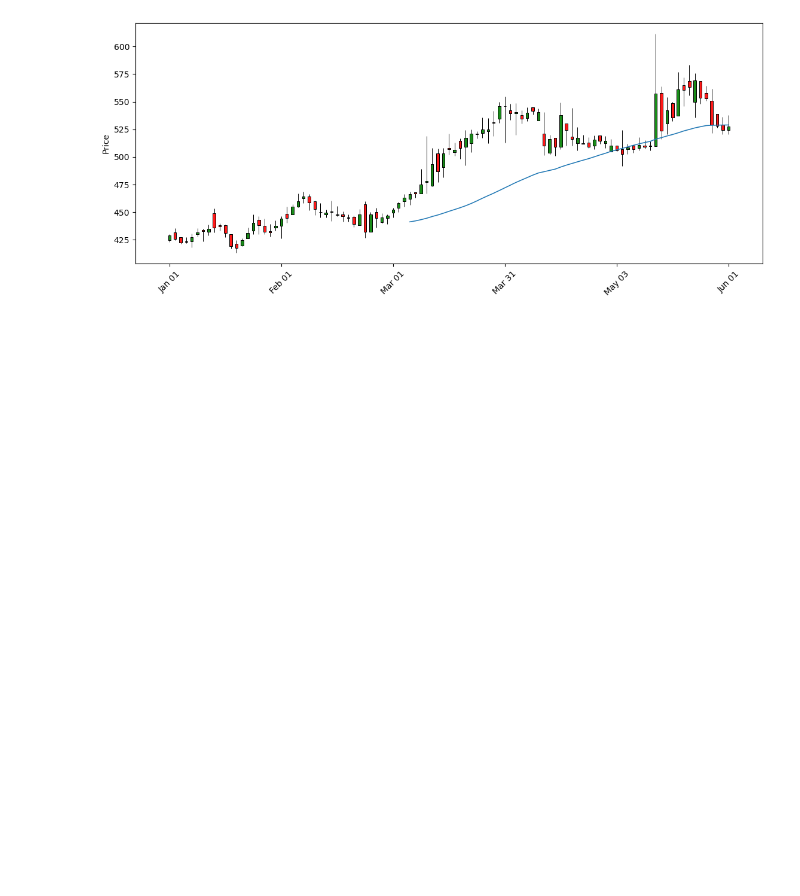
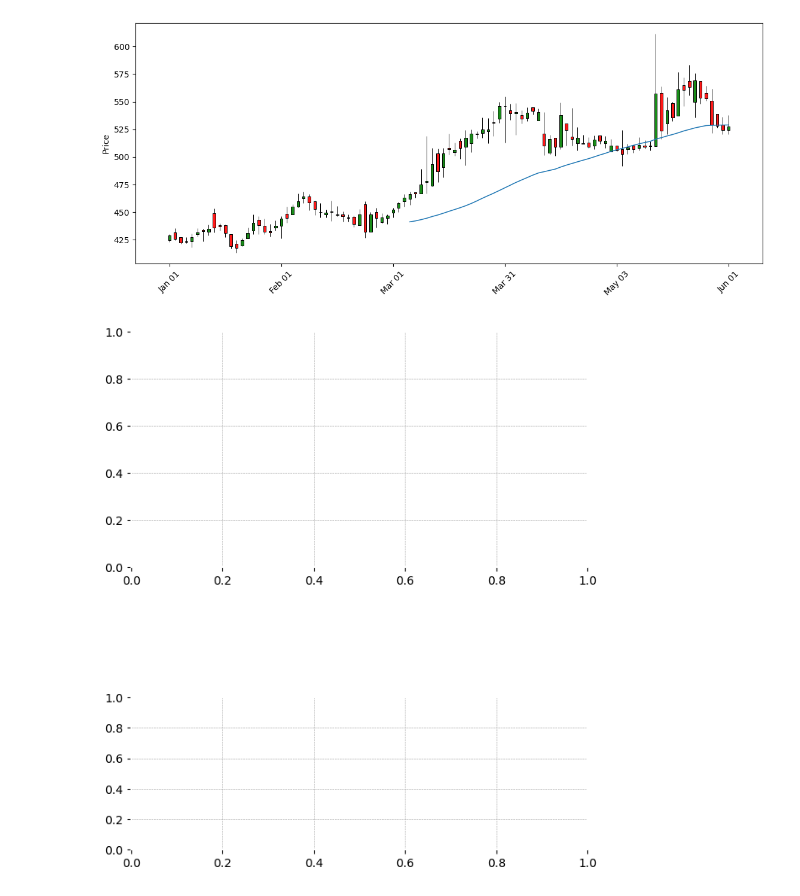
Before and after one commit to my8286/Stock-Analysis, a Jupyter notebook: Simple Moving Average.ipynb, the cells around one changed output. Saved outputs shown, nothing was run; the diff lists cells and outputs as text; code cells hidden in the pictures; blank space fills up the shorter version.

```diff
--- a/Simple Moving Average.ipynb
+++ b/Simple Moving Average.ipynb
@@ -188,3 +224,31 @@ for index, row in rising_stocks.iterrows():
     ourpath = pathlib.Path("img/{symbol}.png".format(symbol=row["SYMBOL"]))
     mpf.plot(stock, type='candle',figratio=(100,40), mav=44, savefig=ourpath,style=s)
     #IPydisplay.Image(ourpath)
+# %%
+idf = pd.read_csv('stocks/TCS.csv',index_col=0,parse_dates=True)
+idf.shape
+idf.head(3)
+idf.tail(3)
+df = idf.loc['2011-07-01':'2011-12-30',:]
+
+fig = mpf.figure(style='charles',figsize=(7,8))
+ax1 = fig.add_subplot(2,1,1)
+ax2 = fig.add_subplot(3,1,3)
+
+def animate(ival):
+    if (20+ival) > len(df):
+        print('no more data to plot')
+        ani.event_source.interval *= 3
+        if ani.event_source.interval > 12000:
+            exit()
+        return
+    data = df.iloc[0:(20+ival)]
+    ax1.clear()
+    ax2.clear()
+    mpf.plot(data,ax=ax1,volume=ax2,type='candle')
+
+ani = animation.FuncAnimation(fig, animate, interval=250)
+
+mpf.show()
+# %% [output]
+[figure, added]
```
Also changed, not shown: parts of 19 cells of this notebook, 4 other files.
